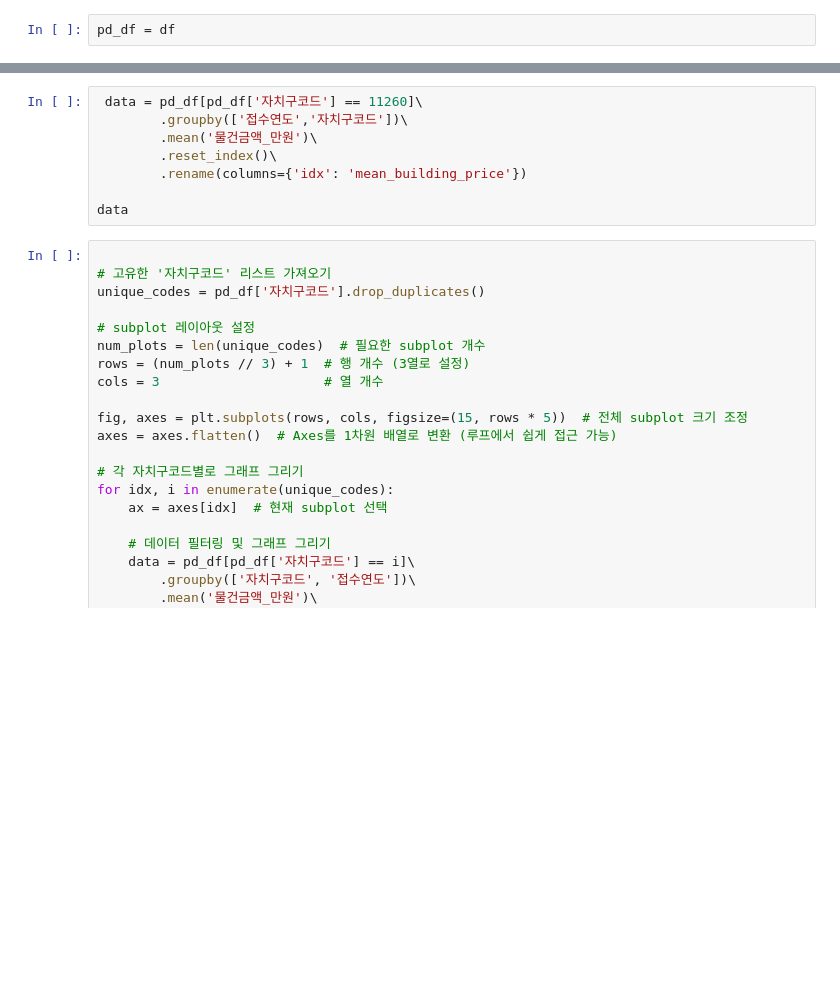
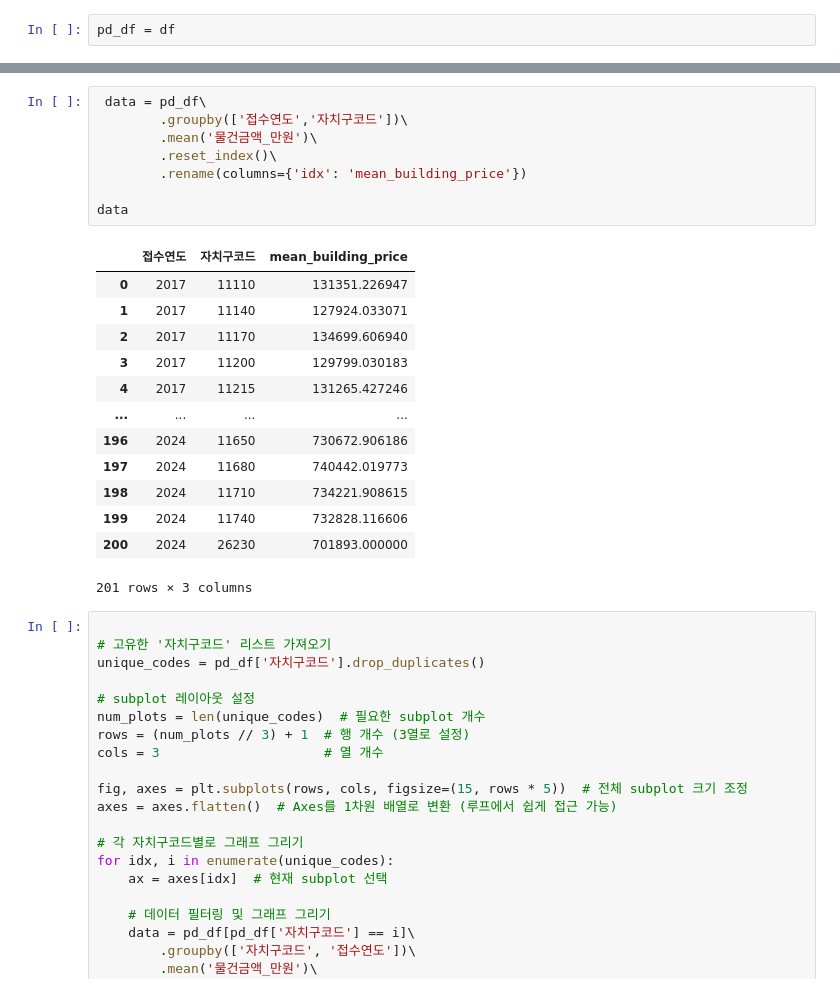
Before and after one commit to ZeroJoon2/aws_test, a Jupyter notebook: src/project/project_local.ipynb, the cells around one changed output, grey strips where cells are left out. Cells and saved outputs as stored; diff of their text form; blank space fills up the shorter version.

```diff
--- a/src/project/project_local.ipynb
+++ b/src/project/project_local.ipynb
@@ -47,11 +116,25 @@ pd_df.drop_duplicates(subset = '자치구코드')['자치구코드']
 # %%
- data = pd_df[pd_df['자치구코드'] == 11260]\
+ data = pd_df\
         .groupby(['접수연도','자치구코드'])\
         .mean('물건금액_만원')\
         .reset_index()\
         .rename(columns={'idx': 'mean_building_price'})
 
 data
+# %% [output]
+|  | 접수연도 | 자치구코드 | mean_building_price |
+| 0 | 2017 | 11110 | 131351.226947 |
+| 1 | 2017 | 11140 | 127924.033071 |
+| 2 | 2017 | 11170 | 134699.606940 |
+| 3 | 2017 | 11200 | 129799.030183 |
+| 4 | 2017 | 11215 | 131265.427246 |
+| ... | ... | ... | ... |
+| 196 | 2024 | 11650 | 730672.906186 |
+| 197 | 2024 | 11680 | 740442.019773 |
+| 198 | 2024 | 11710 | 734221.908615 |
+| 199 | 2024 | 11740 | 732828.116606 |
+| 200 | 2024 | 26230 | 701893.000000 |
+201 rows × 3 columns
 # %%
 
 # 고유한 '자치구코드' 리스트 가져오기
```
Also changed, not shown: parts of 13 cells of this notebook, 4 other files.
